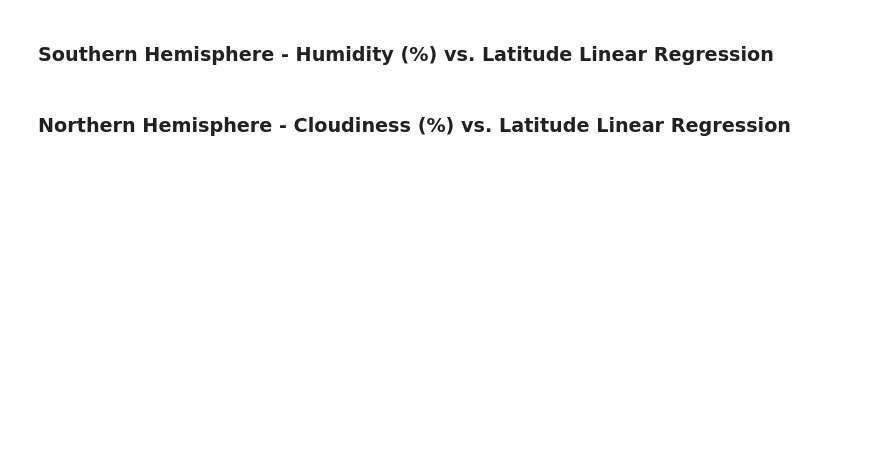
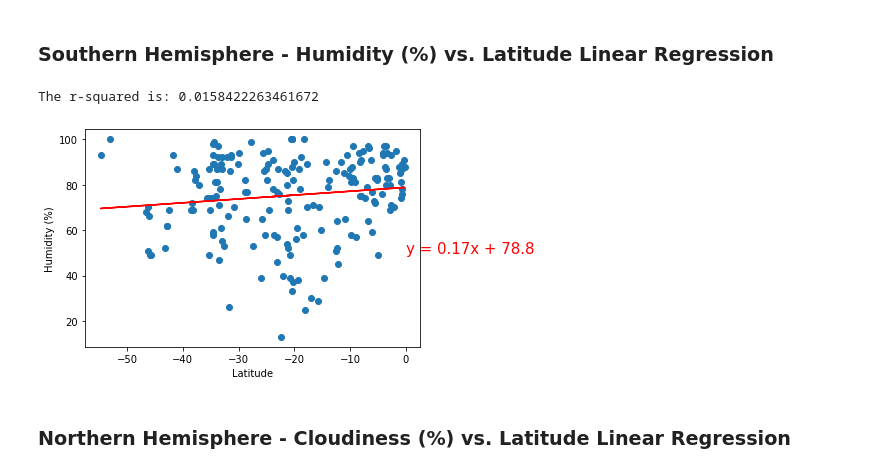
Before and after one commit to sydnipierce/API-challenge, a Jupyter notebook: WeatherPy/starter_code_WeatherPy.ipynb, the cells around one changed output. Drawn from its saved outputs; the diff is of its cells as text; code cells hidden in the pictures; blank space fills up the shorter version.

```diff
--- a/WeatherPy/starter_code_WeatherPy.ipynb
+++ b/WeatherPy/starter_code_WeatherPy.ipynb
@@ -322,4 +345,9 @@ df
 # %% [markdown]
 ###  Southern Hemisphere - Humidity (%) vs. Latitude Linear Regression
+# %%
+city_regress(south_df, 'Humidity (%)')
+# %% [output]
+The r-squared is: 0.0158422263461672
+[figure, added]
 # %% [markdown]
 ###  Northern Hemisphere - Cloudiness (%) vs. Latitude Linear Regression
```
Also changed, not shown: parts of 20 cells of this notebook, 2 other files.
